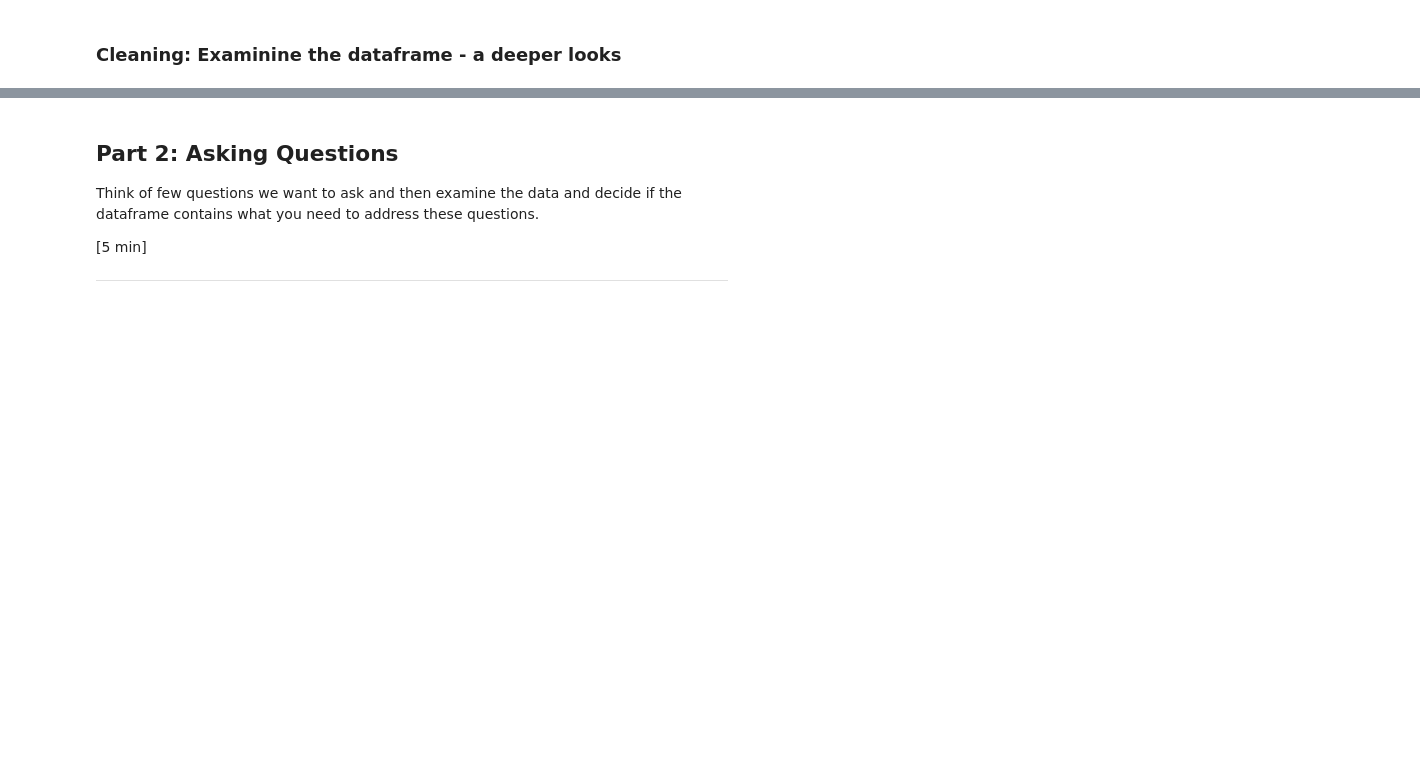
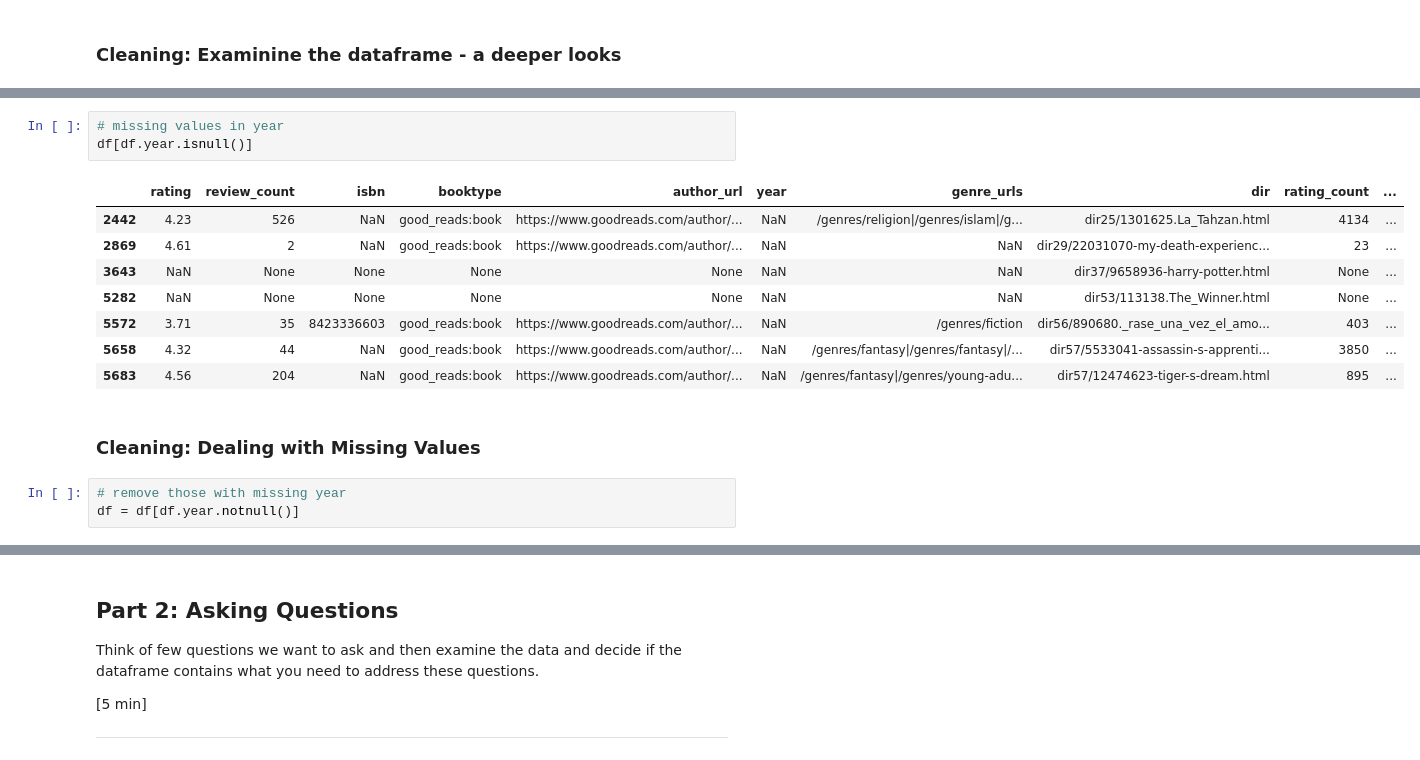
Before and after one commit to mattzakh/a-2017, a Jupyter notebook: Labs/Lab2_Worked_EDA/Lab2_CleaningEDA.ipynb, the cells around one changed output, grey strips where cells are left out. Cells and saved outputs as stored; diff of their text form; blank space fills up the shorter version.

```diff
--- a/Labs/Lab2_Worked_EDA/Lab2_CleaningEDA.ipynb
+++ b/Labs/Lab2_Worked_EDA/Lab2_CleaningEDA.ipynb
@@ -144,0 +152,17 @@ Index(['rating', 'review_count', 'isbn', 'booktype', 'author_url', 'year', 'genr
+# %%
+# missing values in year
+df[df.year.isnull()]
+# %% [output]
+|  | rating | review_count | isbn | booktype | author_url | year | genre_urls | dir | rating_count | ... |
+| 2442 | 4.23 | 526 | NaN | good_reads:book | https://www.goodreads.com/author/... | NaN | /genres/religion|/genres/islam|/g... | dir25/1301625.La_Tahzan.html | 4134 | ... |
+| 2869 | 4.61 | 2 | NaN | good_reads:book | https://www.goodreads.com/author/... | NaN | NaN | dir29/22031070-my-death-experienc... | 23 | ... |
+| 3643 | NaN | None | None | None | None | NaN | NaN | dir37/9658936-harry-potter.html | None | ... |
+| 5282 | NaN | None | None | None | None | NaN | NaN | dir53/113138.The_Winner.html | None | ... |
+| 5572 | 3.71 | 35 | 8423336603 | good_reads:book | https://www.goodreads.com/author/... | NaN | /genres/fiction | dir56/890680._rase_una_vez_el_amo... | 403 | ... |
+| 5658 | 4.32 | 44 | NaN | good_reads:book | https://www.goodreads.com/author/... | NaN | /genres/fantasy|/genres/fantasy|/... | dir57/5533041-assassin-s-apprenti... | 3850 | ... |
+| 5683 | 4.56 | 204 | NaN | good_reads:book | https://www.goodreads.com/author/... | NaN | /genres/fantasy|/genres/young-adu... | dir57/12474623-tiger-s-dream.html | 895 | ... |
+# %% [markdown]
+### Cleaning: Dealing with Missing Values
+# %%
+# remove those with missing year
+df = df[df.year.notnull()]
```
Also changed, not shown: parts of 15 cells of this notebook, 6 other files.
